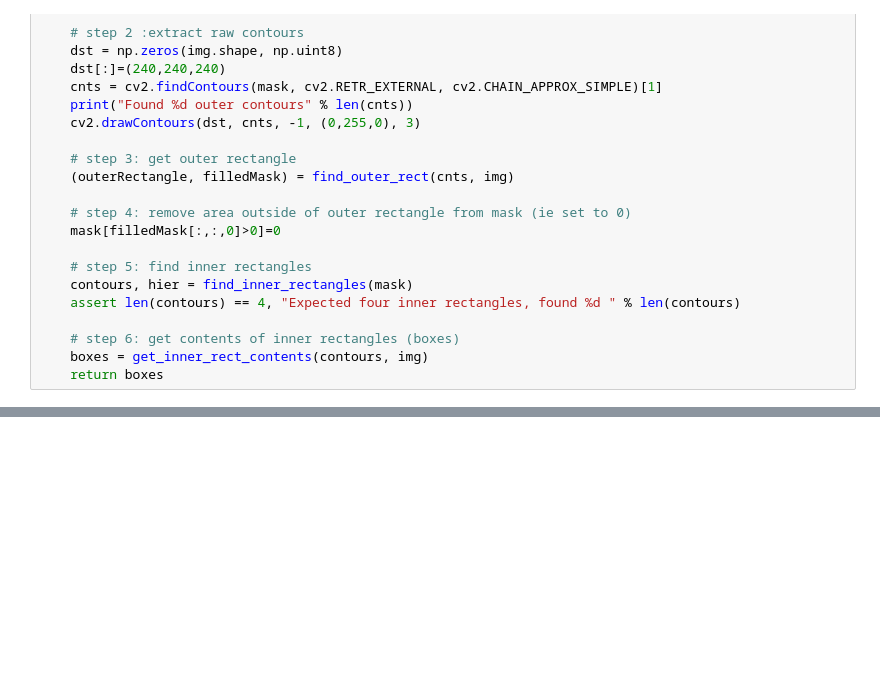
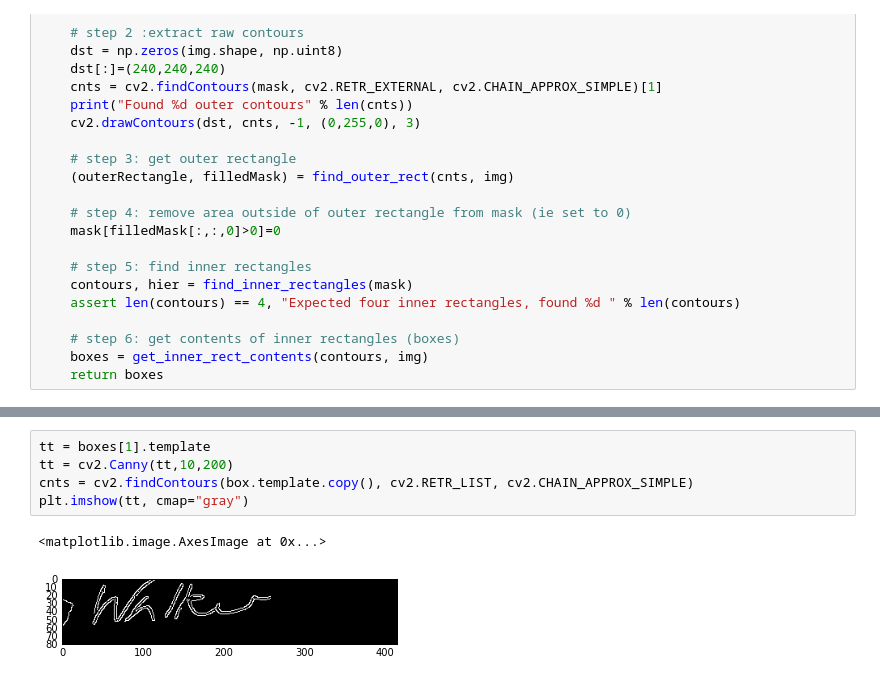
Before and after one commit to dirkjot/pingpongcam, a Jupyter notebook: opencv/extract blue grid.ipynb, the cells around one changed output, grey strips where cells are left out. Cells and saved outputs as stored; diff of their text form; blank space fills up the shorter version.

```diff
--- a/opencv/extract blue grid.ipynb
+++ b/opencv/extract blue grid.ipynb
@@ -315,0 +283,8 @@ imshow(diff2)
+# %%
+tt = boxes[1].template
+tt = cv2.Canny(tt,10,200)
+cnts = cv2.findContours(box.template.copy(), cv2.RETR_LIST, cv2.CHAIN_APPROX_SIMPLE)
+plt.imshow(tt, cmap="gray")
+# %% [output]
+<matplotlib.image.AxesImage at 0x...>
+[figure, added]
```
Also changed, not shown: parts of 23 cells of this notebook, 7 other files.
